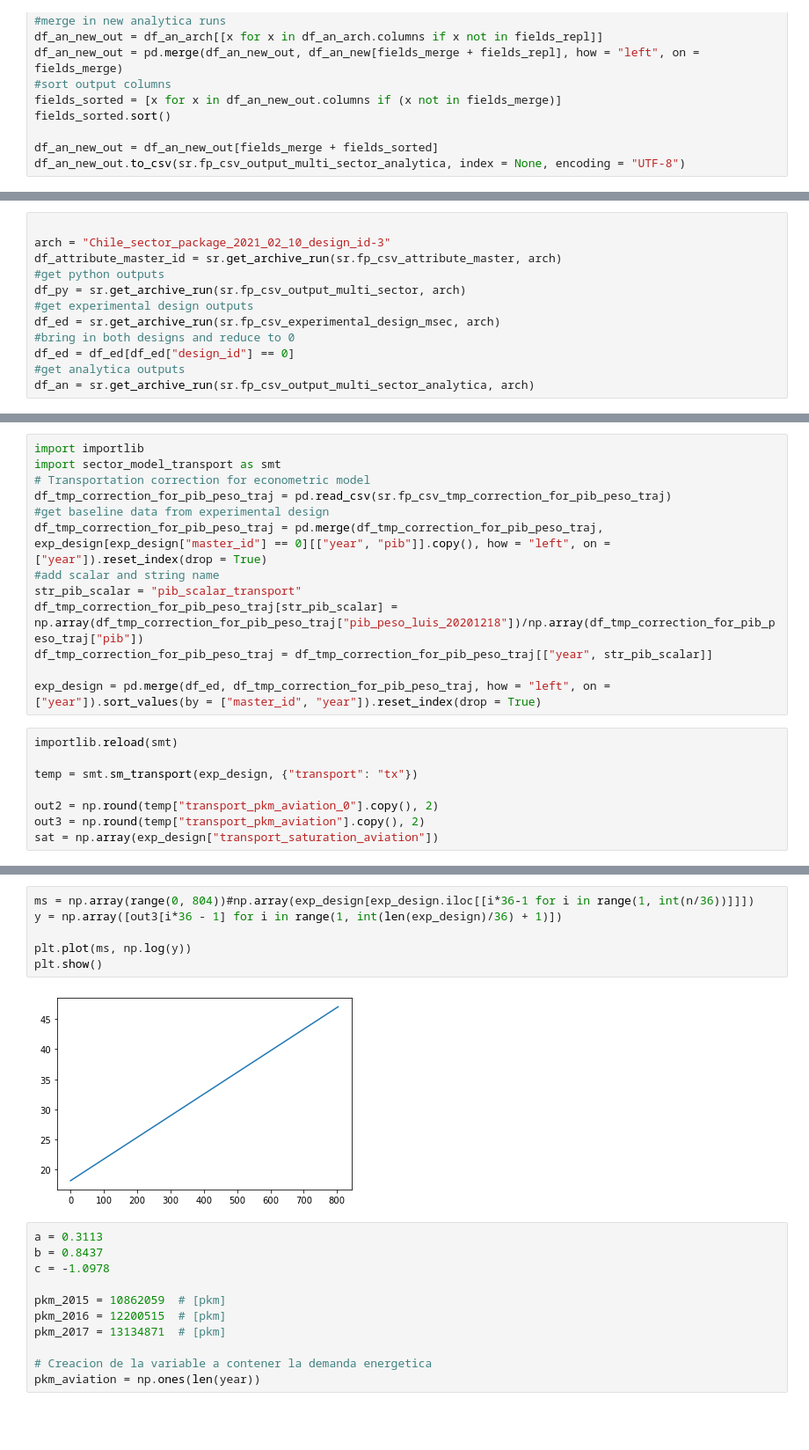
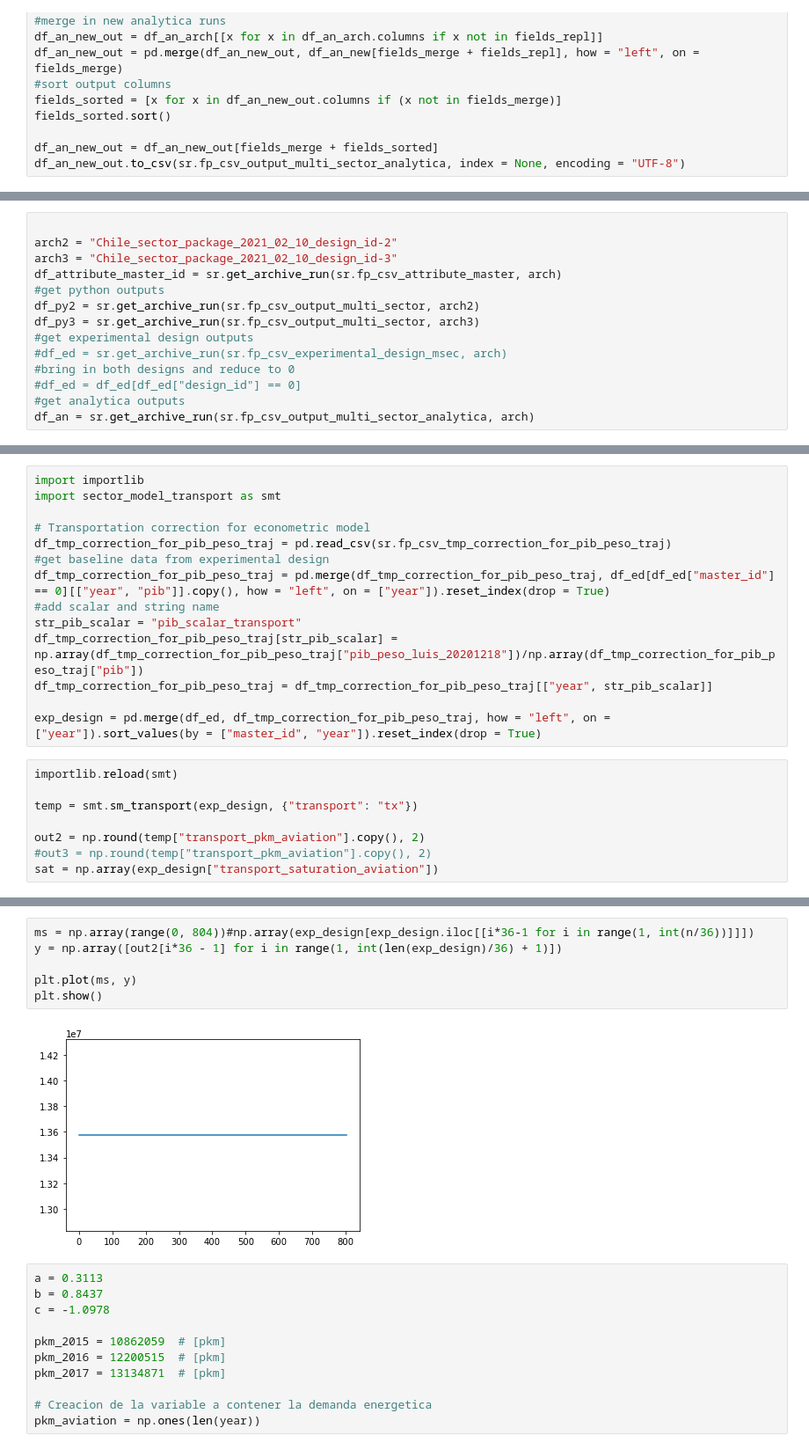
Before and after one commit to emolinaperez/MultiSector_LTS_Chile, a Jupyter notebook: python/integrate_designs_kluge_20210130.ipynb, the cells around one changed output, grey strips where cells are left out. Shown at 88% size. Drawn from its saved outputs; the diff is of its cells as text; blank space fills up the shorter version.

Commit message:
changes to parameter ranges

```diff
--- a/python/integrate_designs_kluge_20210130.ipynb
+++ b/python/integrate_designs_kluge_20210130.ipynb
@@ -39,13 +57,15 @@ df_pmr_2 = pd.concat([df_pmr_21, df_pmr_22[df_pmr_21.columns]], axis = 0).sort_v
 # %%
 
-arch = "Chile_sector_package_2021_02_10_design_id-3"
+arch2 = "Chile_sector_package_2021_02_10_design_id-2"
+arch3 = "Chile_sector_package_2021_02_10_design_id-3"
 df_attribute_master_id = sr.get_archive_run(sr.fp_csv_attribute_master, arch)
 #get python outputs
-df_py = sr.get_archive_run(sr.fp_csv_output_multi_sector, arch)
+df_py2 = sr.get_archive_run(sr.fp_csv_output_multi_sector, arch2)
+df_py3 = sr.get_archive_run(sr.fp_csv_output_multi_sector, arch3)
 #get experimental design outputs
-df_ed = sr.get_archive_run(sr.fp_csv_experimental_design_msec, arch)
+#df_ed = sr.get_archive_run(sr.fp_csv_experimental_design_msec, arch)
 #bring in both designs and reduce to 0
-df_ed = df_ed[df_ed["design_id"] == 0]
+#df_ed = df_ed[df_ed["design_id"] == 0]
 #get analytica outputs
 df_an = sr.get_archive_run(sr.fp_csv_output_multi_sector_analytica, arch)
 # %%
@@ -58,10 +106,11 @@ plt.show()
 # %%
 import importlib
 import sector_model_transport as smt
+
 # Transportation correction for econometric model
 df_tmp_correction_for_pib_peso_traj = pd.read_csv(sr.fp_csv_tmp_correction_for_pib_peso_traj)
 #get baseline data from experimental design
-df_tmp_correction_for_pib_peso_traj = pd.merge(df_tmp_correction_for_pib_peso_traj, exp_design[exp_design["master_id"] == 0][["year", "pib"]].copy(), how = "left", on = ["year"]).reset_index(drop = True)
+df_tmp_correction_for_pib_peso_traj = pd.merge(df_tmp_correction_for_pib_peso_traj, df_ed[df_ed["master_id"] == 0][["year", "pib"]].copy(), how = "left", on = ["year"]).reset_index(drop = True)
 #add scalar and string name
 str_pib_scalar = "pib_scalar_transport"
 df_tmp_correction_for_pib_peso_traj[str_pib_scalar] = np.array(df_tmp_correction_for_pib_peso_traj["pib_peso_luis_20201218"])/np.array(df_tmp_correction_for_pib_peso_traj["pib"])
@@ -73,6 +122,6 @@ importlib.reload(smt)
 
 temp = smt.sm_transport(exp_design, {"transport": "tx"})
 
-out2 = np.round(temp["transport_pkm_aviation_0"].copy(), 2)
-out3 = np.round(temp["transport_pkm_aviation"].copy(), 2)
+out2 = np.round(temp["transport_pkm_aviation"].copy(), 2)
+#out3 = np.round(temp["transport_pkm_aviation"].copy(), 2)
 sat = np.array(exp_design["transport_saturation_aviation"])
@@ -87,11 +148,11 @@ gdp = np.array(exp_design["pib"])*np.array(exp_design["pib_scalar_transport"])
 # %%
 ms = np.array(range(0, 804))#np.array(exp_design[exp_design.iloc[[i*36-1 for i in range(1, int(n/36))]]])
-y = np.array([out3[i*36 - 1] for i in range(1, int(len(exp_design)/36) + 1)])
+y = np.array([out2[i*36 - 1] for i in range(1, int(len(exp_design)/36) + 1)])
 
-plt.plot(ms, np.log(y))
+plt.plot(ms, y)
 plt.show()
 # %% [output]
-[figure, old version]
+[figure, new version]
 # %%
 a = 0.3113
 b = 0.8437
```
Also changed, not shown: parts of 32 cells of this notebook, 22 other files.
